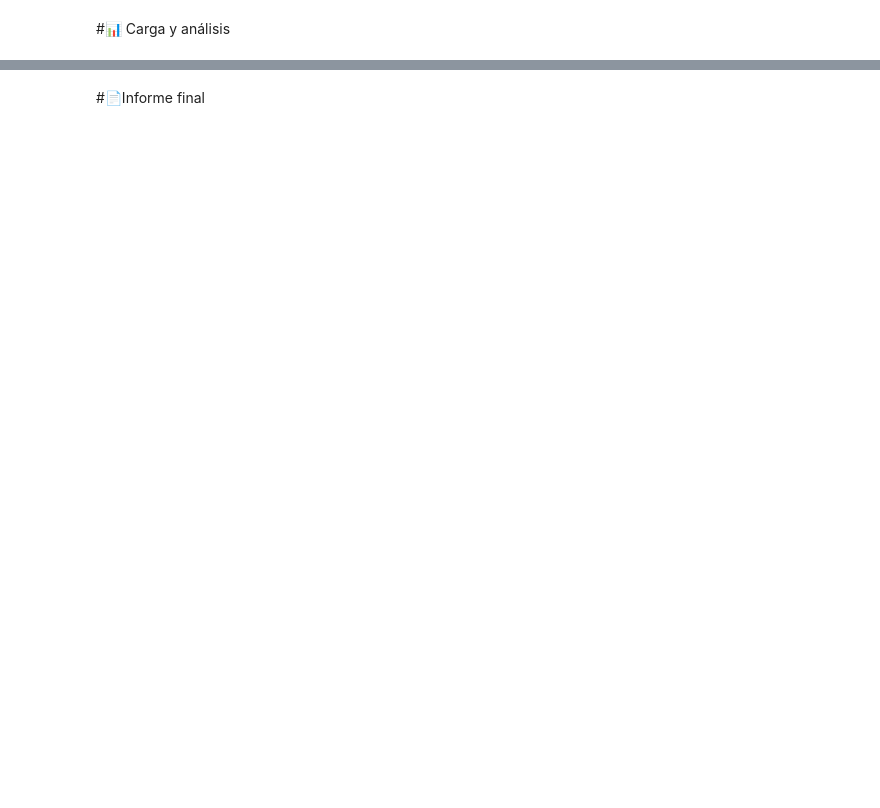
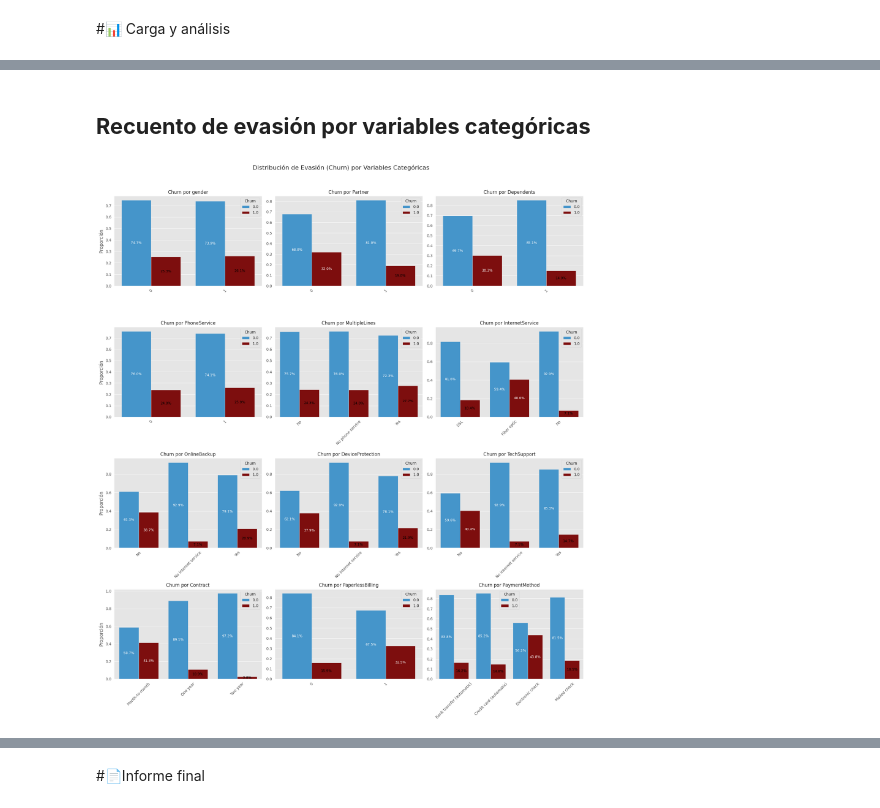
Before and after one commit to maribel1985/Challenge_TelecomX, a Jupyter notebook: TelecomX.ipynb, the cells around one changed output, grey strips where cells are left out. Drawn from its saved outputs; the diff is of its cells as text; code cells hidden in the pictures; blank space fills up the shorter version.

```diff
--- a/TelecomX.ipynb
+++ b/TelecomX.ipynb
@@ -112,0 +700,54 @@ memory usage: 1.2+ MB
+# %% [markdown]
+## **Recuento de evasión por variables categóricas**
+# %%
+import matplotlib.pyplot as plt
+import seaborn as sns
+import numpy as np
+
+# Configuración de estilo mejorada
+plt.style.use('ggplot')
+sns.set_palette(["#3498db", "#8B0000"])  # Azul para No Churn, Rojo para Churn
+
+# Variables categóricas a analizar
+variables = ['gender', 'Partner', 'Dependents', 'PhoneService', 'MultipleLines',
+            'InternetService', 'OnlineBackup', 'DeviceProtection', 'TechSupport',
+            'Contract', 'PaperlessBilling', 'PaymentMethod']
+
+# Creamos una figura con subgráficos
+fig, axes = plt.subplots(4, 3, figsize=(18, 20))
+fig.suptitle('Distribución de Evasión (Churn) por Variables Categóricas',
+             fontsize=16, y=1.02)
+
+# Aplanamos los ejes para facilitar el acceso
+axes = axes.flatten()
+
+for i, var in enumerate(variables):
+    # 1. Calculamos los porcentajes
+    prop_data = (df_telecom_expanded.groupby(var)['Churn']
+                .value_counts(normalize=True)
+                .rename('Proporción')
+                .reset_index())
+
+    # 2. Gráfico de barras
+    sns.barplot(data=prop_data, x=var, y='Proporción', hue='Churn',
+                ax=axes[i], saturation=0.8)
+
+    # 3. Personalización
+    axes[i].set_title(f'Churn por {var}', fontsize=12)
+    axes[i].set_xlabel('')
+    axes[i].set_ylabel('Proporción' if i%3==0 else '')
+    axes[i].tick_params(axis='x', rotation=45)
+
+    # 4. Agregar etiquetas de porcentaje
+    for p in axes[i].patches:
+        height = p.get_height()
+        if height > 0:
+            axes[i].text(p.get_x() + p.get_width()/2., height/2,
+                        f'{height*100:.1f}%', ha='center', va='center',
+                        color='white' if height > 0.3 else 'black', fontsize=9)
+
+# Ajustamos el layout y mostramos
+plt.tight_layout()
+plt.show()
+# %% [output]
+[figure, added]
```
Also changed, not shown: parts of 65 cells of this notebook.
